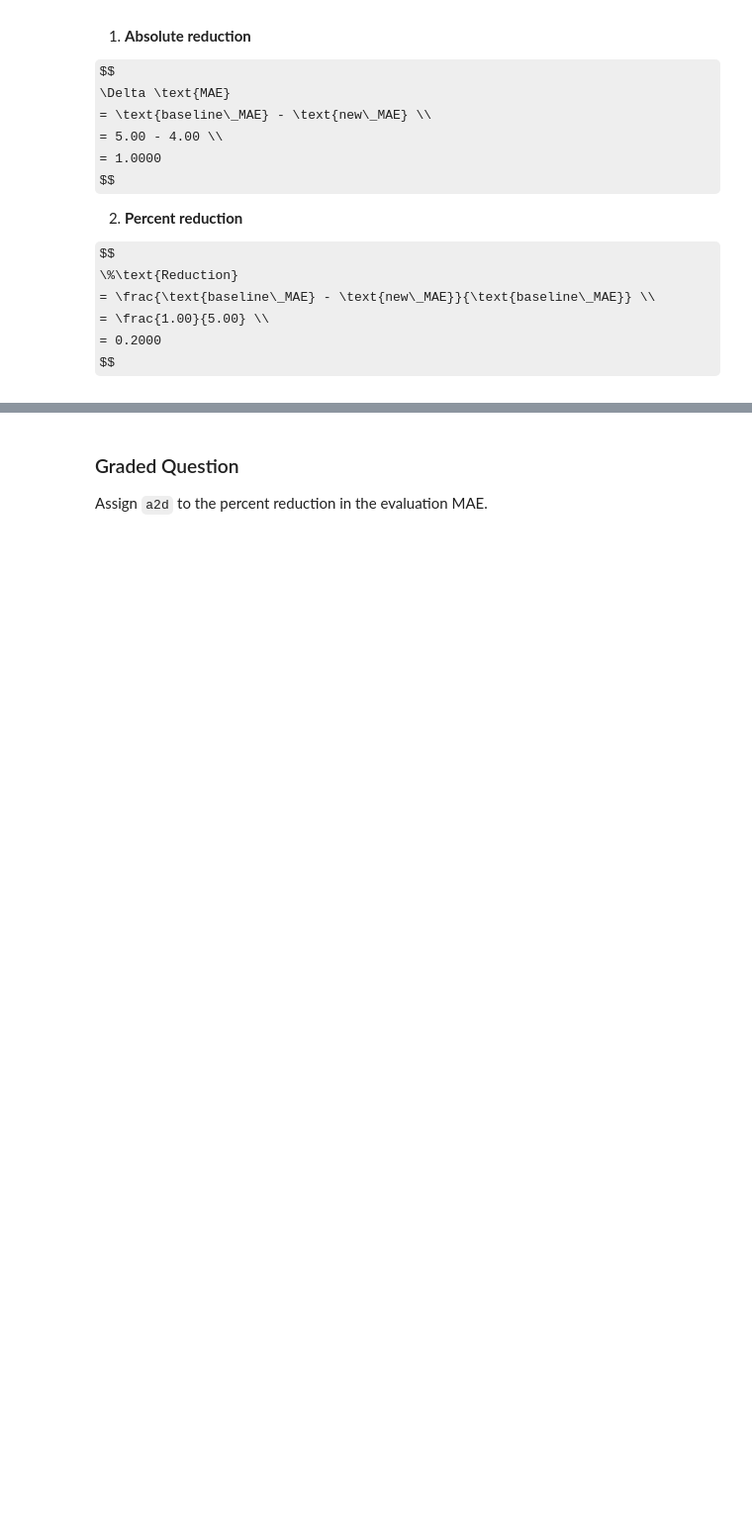
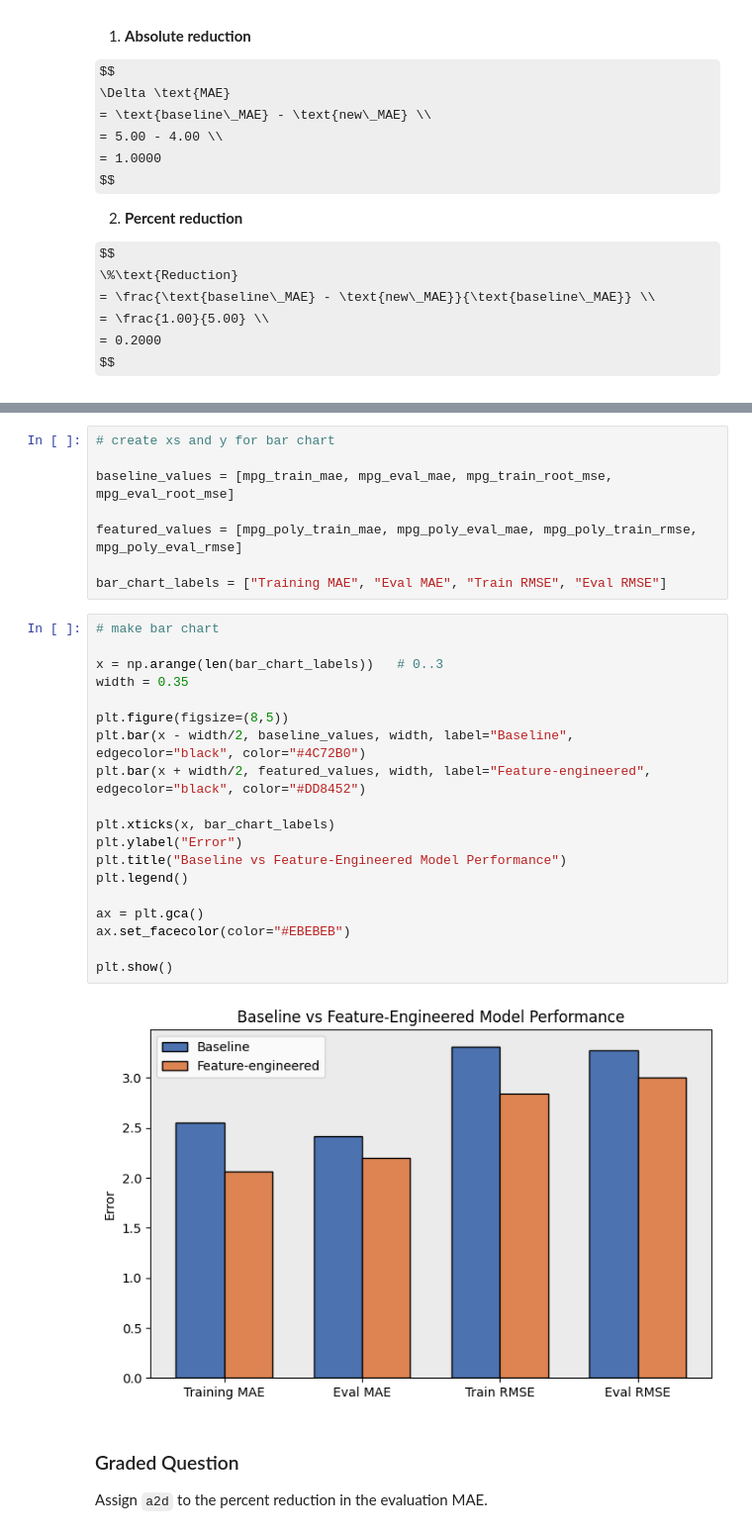
Before and after one commit to Madi-Williams/Module-3-Assignments, a Jupyter notebook: Homework_03.ipynb, the cells around one changed output, grey strips where cells are left out. Shown at 99% size. Cells and saved outputs as stored; diff of their text form; some formulas as TeX source; blank space fills up the shorter version.

```diff
--- a/Homework_03.ipynb
+++ b/Homework_03.ipynb
@@ -771,3 +822,32 @@ percent_red_eval_mae = (mpg_eval_mae - mpg_poly_eval_mae) / mpg_eval_mae
+# %%
+# create xs and y for bar chart
+
+baseline_values = [mpg_train_mae, mpg_eval_mae, mpg_train_root_mse, mpg_eval_root_mse]
+
+featured_values = [mpg_poly_train_mae, mpg_poly_eval_mae, mpg_poly_train_rmse, mpg_poly_eval_rmse]
+
+bar_chart_labels = ["Training MAE", "Eval MAE", "Train RMSE", "Eval RMSE"]
+# %%
+# make bar chart
+
+x = np.arange(len(bar_chart_labels))   # 0..3
+width = 0.35
+
+plt.figure(figsize=(8,5))
+plt.bar(x - width/2, baseline_values, width, label="Baseline", edgecolor="black", color="#4C72B0")
+plt.bar(x + width/2, featured_values, width, label="Feature-engineered", edgecolor="black", color="#DD8452")
+
+plt.xticks(x, bar_chart_labels)
+plt.ylabel("Error")
+plt.title("Baseline vs Feature-Engineered Model Performance")
+plt.legend()
+
+ax = plt.gca()
+ax.set_facecolor(color="#EBEBEB")
+
+plt.show()
+# %% [output]
+[figure, added]
 # %% [markdown]
 ### Graded Question
 
```
Also changed, not shown: parts of 5 cells of this notebook.
